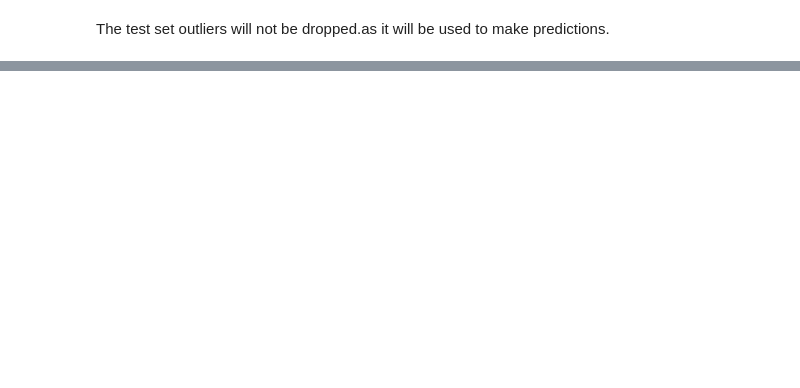
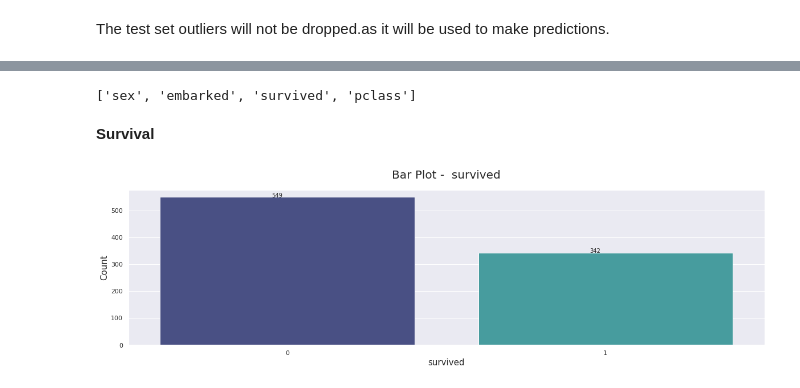
Before and after one commit to deborahmasibo/Moringa-Core-Module-2-Week-4-IP, a Jupyter notebook: KNN_Classification.ipynb, the cells around one changed output, grey strips where cells are left out. Cells and saved outputs as stored; diff of their text form; code cells hidden in the pictures; blank space fills up the shorter version.

```diff
--- a/KNN_Classification.ipynb
+++ b/KNN_Classification.ipynb
@@ -219,8 +229,8 @@ Percentage of unique values (test): 86.8421052631579%
 As the ticket numbers have a high number of unique values, it will be dropped from both datasets, as the numbers seem to be the ticket reference number.
 # %%
 # Removing columns that do not add meaning to the project
-train.drop(['PassengerId', 'Ticket'], axis = 1, inplace = True)
-test.drop(['PassengerId', 'Ticket'], axis = 1, inplace = True)
+train.drop(['PassengerId', 'Name', 'Ticket'], axis = 1, inplace = True)
+test.drop(['PassengerId', 'Name', 'Ticket'], axis = 1, inplace = True)
 # %%
 # Ensuring changes have been made
 print(f'Train set columns: {len(train.columns.values)}')
@@ -439,0 +456,12 @@ The test set outliers will not be dropped.as it will be used to make predictions
+# %%
+# Categorical Plots
+def CatPlots(column, rot, data):
+  fig,ax  = plt.subplots(figsize = (20,5))
+  sns.countplot(data[column], palette = 'mako', orient = 'v')
+  plt.title('Bar Plot -  '+ column, fontsize=20, y = 1.05)
+  plt.xticks(rotation = rot)
+  plt.xlabel(column, fontsize=15)
+  plt.ylabel('Count', fontsize=15)
+  for p in ax.patches:
+   ax.annotate('{}'.format(p.get_height()), (p.get_x()+0.35, p.get_height()+0.01))
+  plt.show()
@@ -439,0 +481,14 @@ The test set outliers will not be dropped.as it will be used to make predictions
+# %%
+# Categorical columns
+categorical = train.select_dtypes(include = 'object').columns.tolist()
+categorical.extend(['survived', 'pclass'])
+categorical
+# %% [output]
+['sex', 'embarked', 'survived', 'pclass']
+# %% [markdown]
+**Survival**
+# %%
+# Passengers who survived, and those who did not.
+CatPlots('survived', 0, train)
+# %% [output]
+[figure, added]
```
Also changed, not shown: parts of 212 cells of this notebook.
